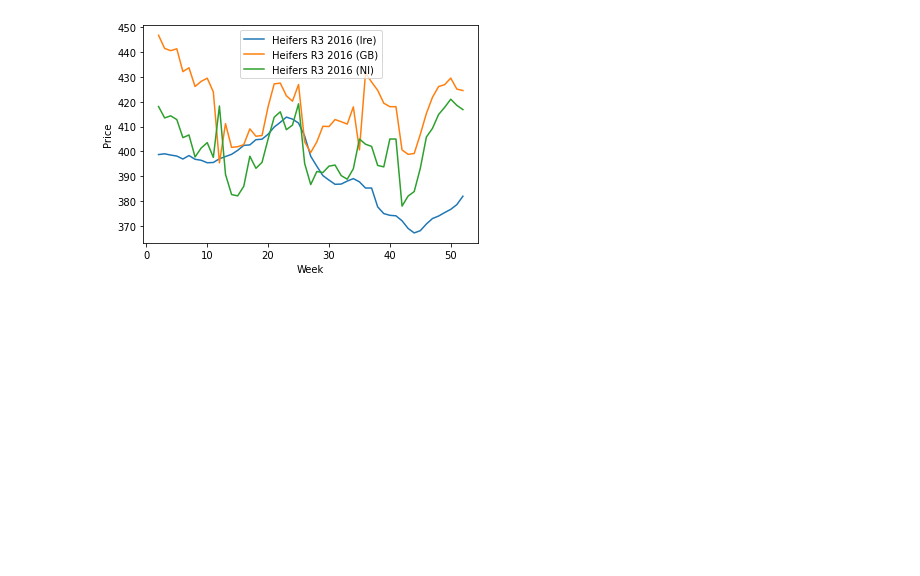
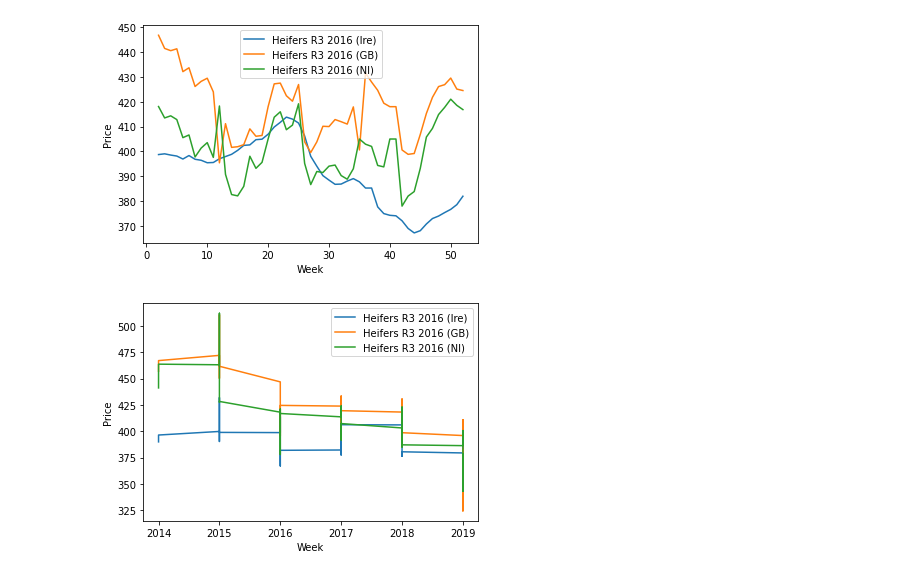
Before and after one commit to Noel-cct/CA2, a Jupyter notebook: MSc_CA2_Ag.ipynb, the cells around one changed output. Drawn from its saved outputs; the diff is of its cells as text; code cells hidden in the pictures; blank space fills up the shorter version.

```diff
--- a/MSc_CA2_Ag.ipynb
+++ b/MSc_CA2_Ag.ipynb
@@ -339,3 +339,15 @@ plt.legend(loc="best")
 plt.show()
 # %% [output]
 [figure]
+# %%
+plt.plot(df["year"], df["Heifers R3 (Ire)"], label = "Heifers R3 2016 (Ire)")
+plt.plot(df["year"], df["Heifers R3 (GB)"], label = "Heifers R3 2016 (GB)")
+plt.plot(df["year"], df["Heifers R3 (NI)"], label = "Heifers R3 2016 (NI)")
+
+
+plt.xlabel("Week")
+plt.ylabel("Price")
+plt.legend(loc="best")
+plt.show()
+# %% [output]
+[figure, added]
```
Also changed, not shown: parts of 22 cells of this notebook.
